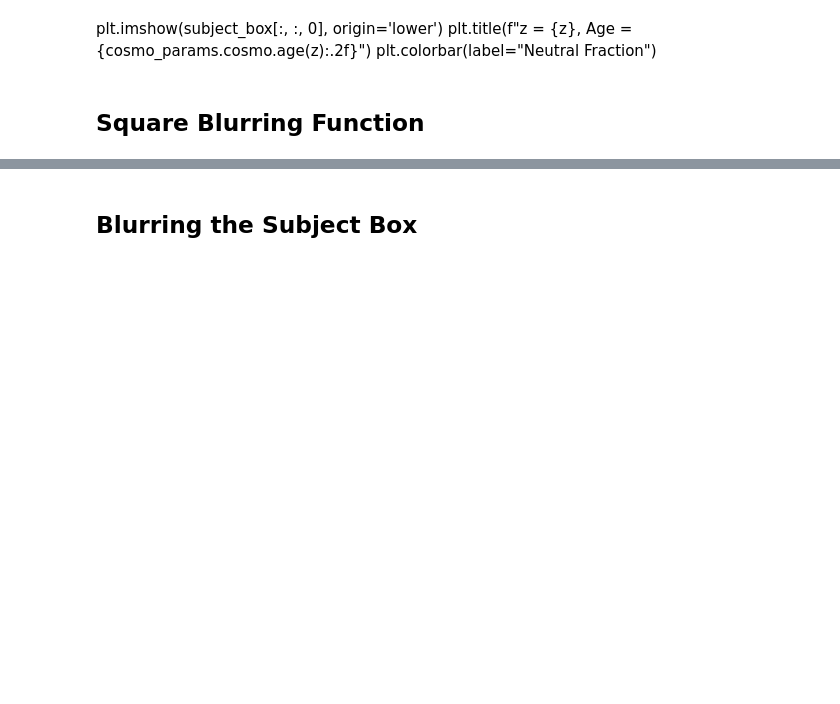
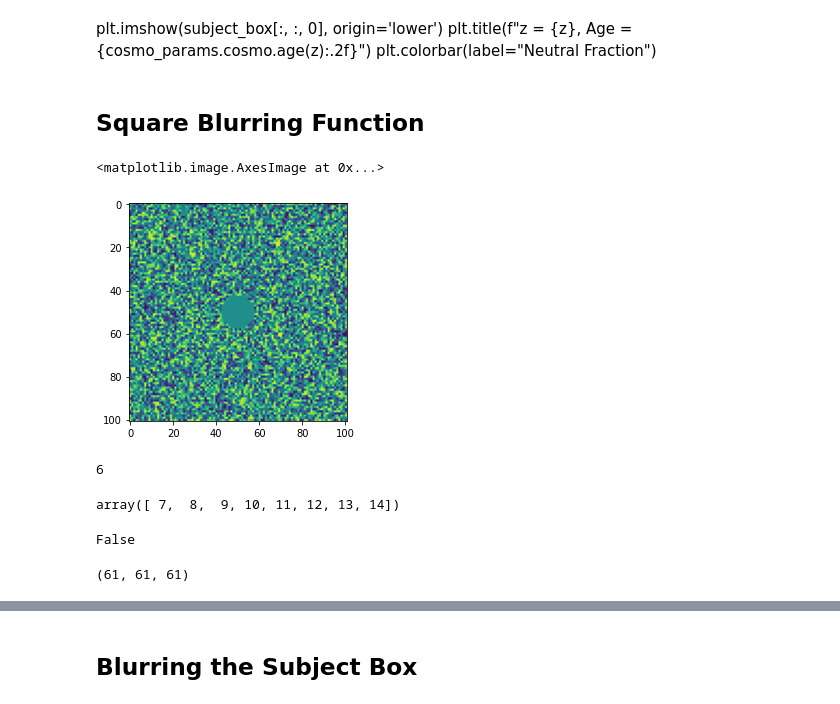
Before and after one commit to tommychinwj/HI_characterization, a Jupyter notebook: HI_characterization.ipynb, the cells around one changed output, grey strips where cells are left out. Saved outputs shown, nothing was run; the diff lists cells and outputs as text; code cells hidden in the pictures; blank space fills up the shorter version.

```diff
--- a/HI_characterization.ipynb
+++ b/HI_characterization.ipynb
@@ -95,0 +119,39 @@ def Square_Blurring(box, radius, interation):
+# %%
+test_box = np.random.rand(101,101,101)
+test_center = [0.5*(np.shape(test_box)[0]-1), 0.5*(np.shape(test_box)[1]-1), 0.5*(np.shape(test_box)[2]-1)]
+
+true_false_index_x = np.arange(np.shape(test_box)[0])
+true_false_index_y = np.arange(np.shape(test_box)[1])
+true_false_index_z = np.arange(np.shape(test_box)[2])
+test_x, test_y, test_z = np.meshgrid(true_false_index_x, true_false_index_y, true_false_index_z)
+
+circle_condition = np.sqrt((test_x - test_center[0])**2 + (test_y - test_center[1])**2 + (test_z - test_center[2])**2) <= 30
+inside_circle_mean = np.mean(test_box[circle_condition])
+test_box = np.where(circle_condition, inside_circle_mean, test_box)
+
+plt.imshow(test_box[:,:,21])
+# %% [output]
+<matplotlib.image.AxesImage at 0x...>
+[figure, added]
+# %%
+np.shape(test_box)[0]
+# %% [output]
+6
+# %%
+x_values = np.arange(20)
+condition = np.logical_and(7 <= x_values, x_values <= 14)
+x_values[condition]
+# %% [output]
+array([ 7,  8,  9, 10, 11, 12, 13, 14])
+# %%
+x = np.arange(20)
+avg_1 = x[np.logical_and(7 <= x, x <= 14)].mean()
+avg_2 = np.where(np.logical_and(7 <= x, x <= 14), x, 0).mean()
+avg_1 == avg_2
+# %% [output]
+False
+# %%
+U, V = Square_Blurring(ionized, 30, 10**3)
+print(V)
+# %% [output]
+(61, 61, 61)
```
Also changed, not shown: parts of 14 cells of this notebook.
